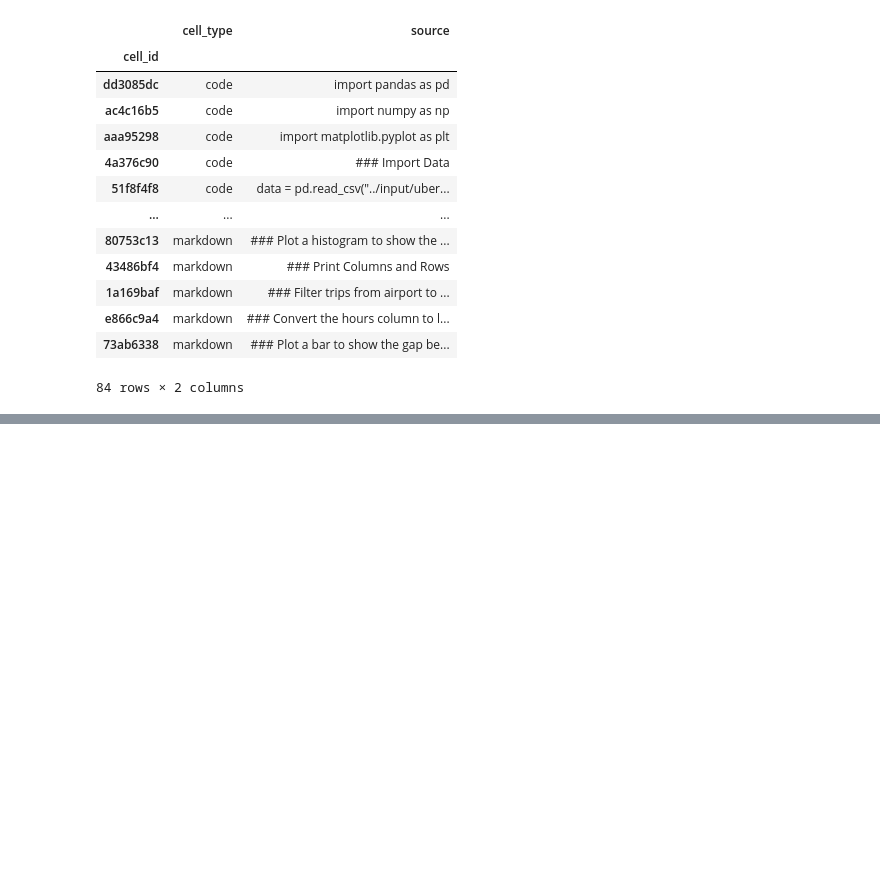
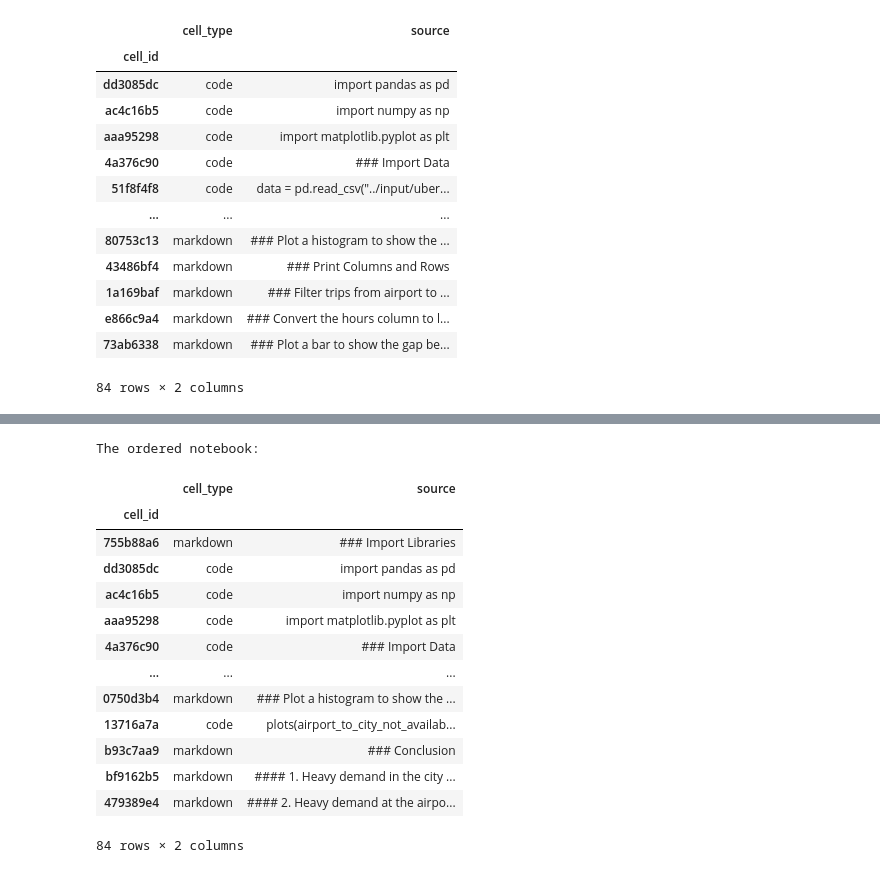
Before and after one commit to suvigyajain0101/AI4Code, a Jupyter notebook: SampleModel.ipynb, the cells around one changed output, grey strips where cells are left out. Saved outputs shown, nothing was run; the diff lists cells and outputs as text; code cells hidden in the pictures; blank space fills up the shorter version.

```diff
--- a/SampleModel.ipynb
+++ b/SampleModel.ipynb
@@ -117,0 +144,22 @@ The disordered notebook:
+# %%
+# Get the correct order
+cell_order = df_orders.loc[nb_id]
+
+print("The ordered notebook:")
+nb.loc[cell_order, :]
+# %% [output]
+The ordered notebook:
+|  | cell_type | source |
+| cell_id |  |  |
+| 755b88a6 | markdown | ### Import Libraries |
+| dd3085dc | code | import pandas as pd |
+| ac4c16b5 | code | import numpy as np |
+| aaa95298 | code | import matplotlib.pyplot as plt |
+| 4a376c90 | code | ### Import Data |
+| ... | ... | ... |
+| 0750d3b4 | markdown | ### Plot a histogram to show the ... |
+| 13716a7a | code | plots(airport_to_city_not_availab... |
+| b93c7aa9 | markdown | ### Conclusion |
+| bf9162b5 | markdown | #### 1. Heavy demand in the city ... |
+| 479389e4 | markdown | #### 2. Heavy demand at the airpo... |
+84 rows × 2 columns
```
Also changed, not shown: parts of 6 cells of this notebook.
